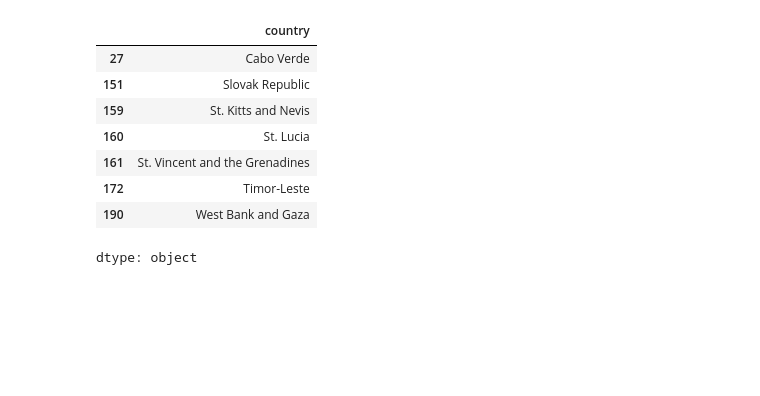
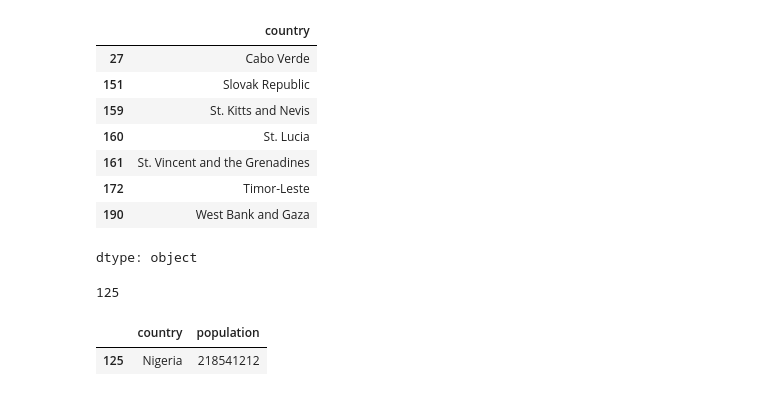
Before and after one commit to hitesh-bhusara/machine-learning, a Jupyter notebook: 02_pandas/09_Contries.ipynb, the cells around one changed output. Drawn from its saved outputs; the diff is of its cells as text; code cells hidden in the pictures; blank space fills up the shorter version.

Commit message:
pandas dataframe functions on country data

```diff
--- a/02_pandas/09_Contries.ipynb
+++ b/02_pandas/09_Contries.ipynb
@@ -175,3 +175,24 @@ df[df['political_leader'].isna()]['country']
 | 172 | Timor-Leste |
 | 190 | West Bank and Gaza |
 dtype: object
+# %%
+# how many country have Republic in their full name
+count = 0
+def counting(txt):
+  global count
+  if 'republic' in txt.lower():
+    count += 1
+  return txt
+
+df['country_long'].apply(counting)
+print(count)
+# %% [output]
+125
+# %%
+# which country in african region has highest population
+africa_df = df[df['continent']== 'Africa']
+# %%
+africa_df[africa_df['population'] == africa_df['population'].max()][['country','population']]
+# %% [output]
+|  | country | population |
+| 125 | Nigeria | 218541212 |
```
